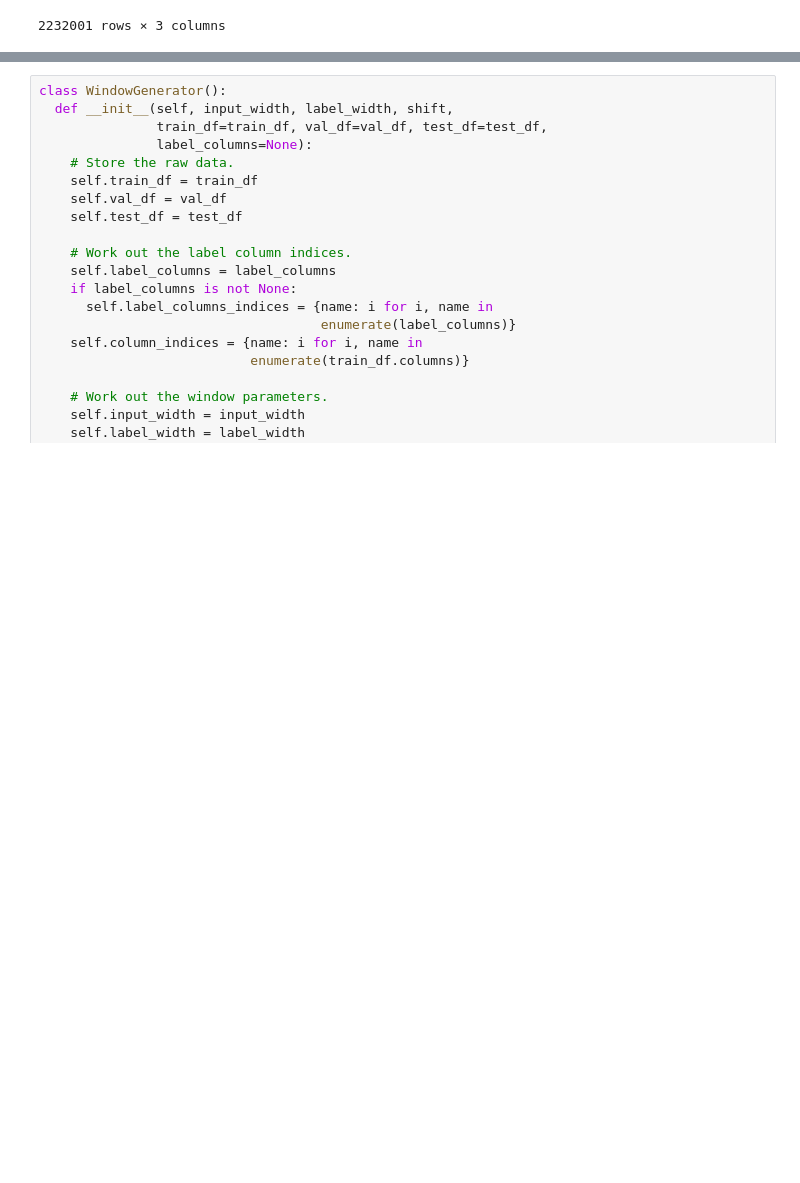
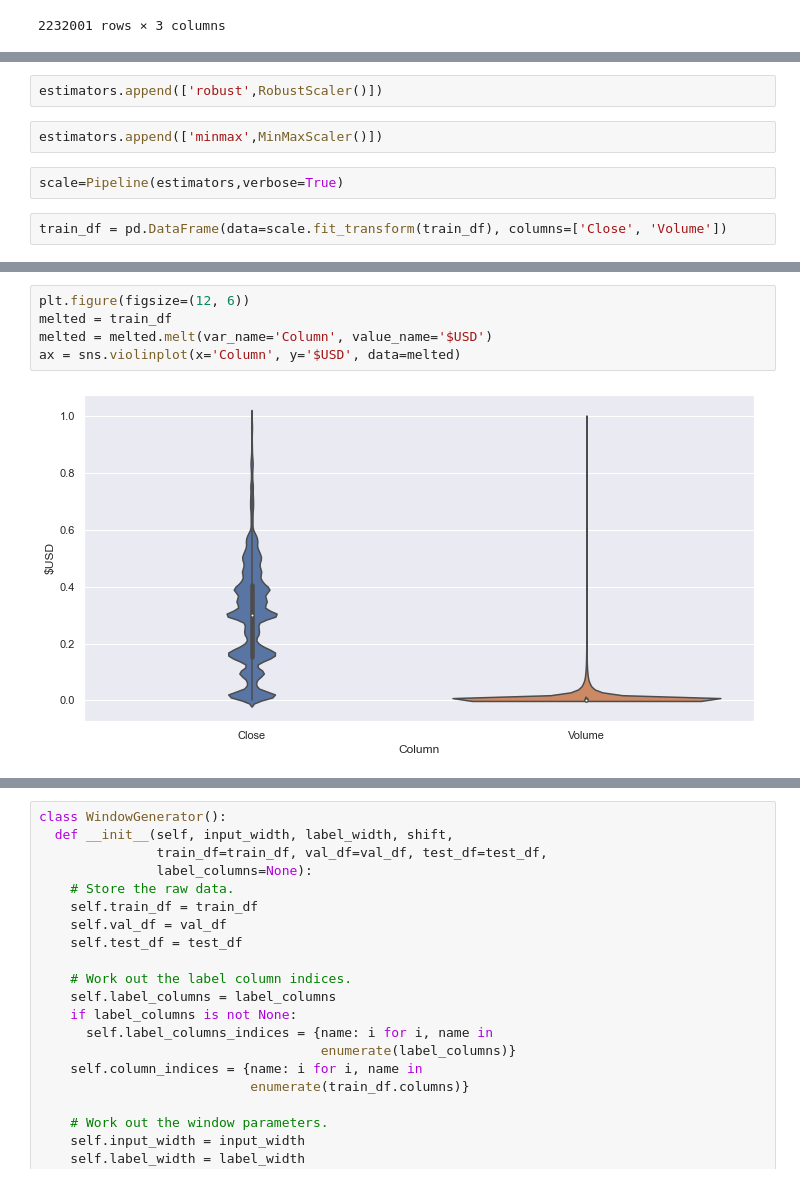
Before and after one commit to jcatron3/bitcoin_lstm, a Jupyter notebook: final_tutorial.ipynb, the cells around one changed output, grey strips where cells are left out. Saved outputs shown, nothing was run; the diff lists cells and outputs as text; blank space fills up the shorter version.

```diff
--- a/final_tutorial.ipynb
+++ b/final_tutorial.ipynb
@@ -318,0 +267,8 @@ For the remainder of the tutorial we will be referencing the TensorFlow document
+# %%
+estimators.append(['robust',RobustScaler()])
+# %%
+estimators.append(['minmax',MinMaxScaler()])
+# %%
+scale=Pipeline(estimators,verbose=True)
+# %%
+train_df = pd.DataFrame(data=scale.fit_transform(train_df), columns=['Close', 'Volume'])
@@ -318,0 +298,7 @@ For the remainder of the tutorial we will be referencing the TensorFlow document
+# %%
+plt.figure(figsize=(12, 6))
+melted = train_df
+melted = melted.melt(var_name='Column', value_name='$USD')
+ax = sns.violinplot(x='Column', y='$USD', data=melted)
+# %% [output]
+[figure, added]
```
Also changed, not shown: parts of 54 cells of this notebook.
